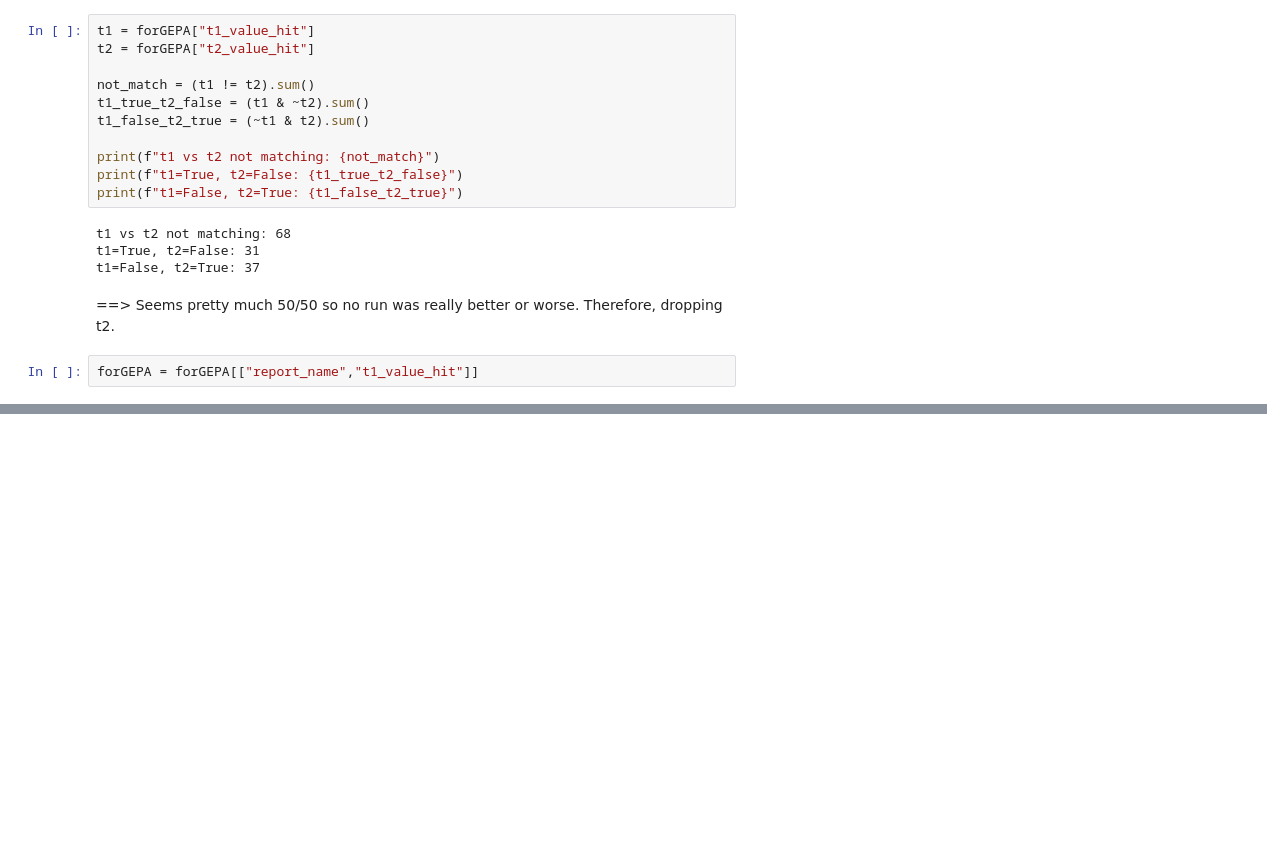
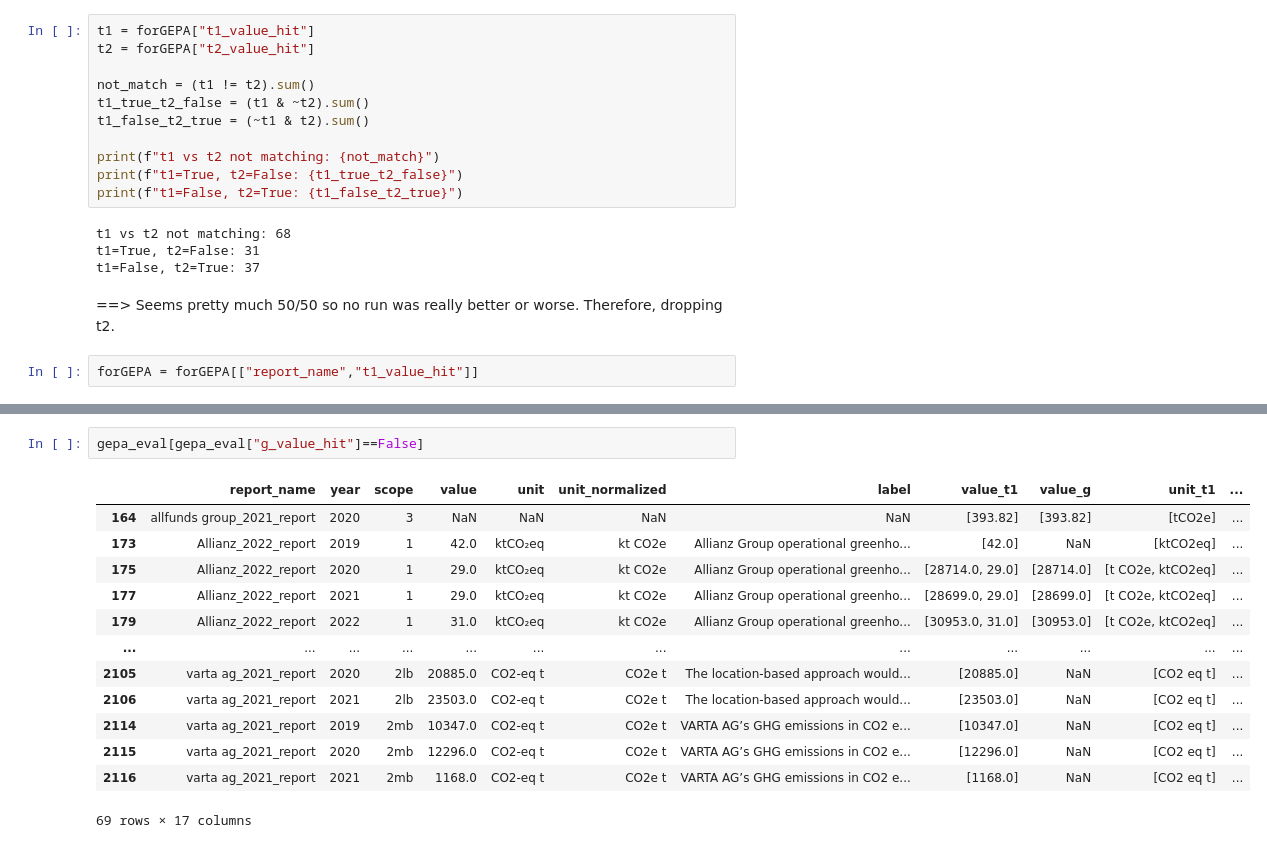
Before and after one commit to KuhlmannJ/2026_BA_Code, a Jupyter notebook: evaluations/PipelineB/02-Evaluation.ipynb, the cells around one changed output, grey strips where cells are left out. Cells and saved outputs as stored; diff of their text form; blank space fills up the shorter version.

```diff
--- a/evaluations/PipelineB/02-Evaluation.ipynb
+++ b/evaluations/PipelineB/02-Evaluation.ipynb
@@ -436,0 +485,16 @@ sorted(train)
+# %%
+gepa_eval[gepa_eval["g_value_hit"]==False]
+# %% [output]
+|  | report_name | year | scope | value | unit | unit_normalized | label | value_t1 | value_g | unit_t1 | ... |
+| 164 | allfunds group_2021_report | 2020 | 3 | NaN | NaN | NaN | NaN | [393.82] | [393.82] | [tCO2e] | ... |
+| 173 | Allianz_2022_report | 2019 | 1 | 42.0 | ktCO₂eq | kt CO2e | Allianz Group operational greenho... | [42.0] | NaN | [ktCO2eq] | ... |
+| 175 | Allianz_2022_report | 2020 | 1 | 29.0 | ktCO₂eq | kt CO2e | Allianz Group operational greenho... | [28714.0, 29.0] | [28714.0] | [t CO2e, ktCO2eq] | ... |
+| 177 | Allianz_2022_report | 2021 | 1 | 29.0 | ktCO₂eq | kt CO2e | Allianz Group operational greenho... | [28699.0, 29.0] | [28699.0] | [t CO2e, ktCO2eq] | ... |
+| 179 | Allianz_2022_report | 2022 | 1 | 31.0 | ktCO₂eq | kt CO2e | Allianz Group operational greenho... | [30953.0, 31.0] | [30953.0] | [t CO2e, ktCO2eq] | ... |
+| ... | ... | ... | ... | ... | ... | ... | ... | ... | ... | ... | ... |
+| 2105 | varta ag_2021_report | 2020 | 2lb | 20885.0 | CO2-eq t | CO2e t | The location-based approach would... | [20885.0] | NaN | [CO2 eq t] | ... |
+| 2106 | varta ag_2021_report | 2021 | 2lb | 23503.0 | CO2-eq t | CO2e t | The location-based approach would... | [23503.0] | NaN | [CO2 eq t] | ... |
+| 2114 | varta ag_2021_report | 2019 | 2mb | 10347.0 | CO2-eq t | CO2e t | VARTA AG’s GHG emissions in CO2 e... | [10347.0] | NaN | [CO2 eq t] | ... |
+| 2115 | varta ag_2021_report | 2020 | 2mb | 12296.0 | CO2-eq t | CO2e t | VARTA AG’s GHG emissions in CO2 e... | [12296.0] | NaN | [CO2 eq t] | ... |
+| 2116 | varta ag_2021_report | 2021 | 2mb | 1168.0 | CO2-eq t | CO2e t | VARTA AG’s GHG emissions in CO2 e... | [1168.0] | NaN | [CO2 eq t] | ... |
+69 rows × 17 columns
```
Also changed, not shown: parts of 25 cells of this notebook, 9 other files.
